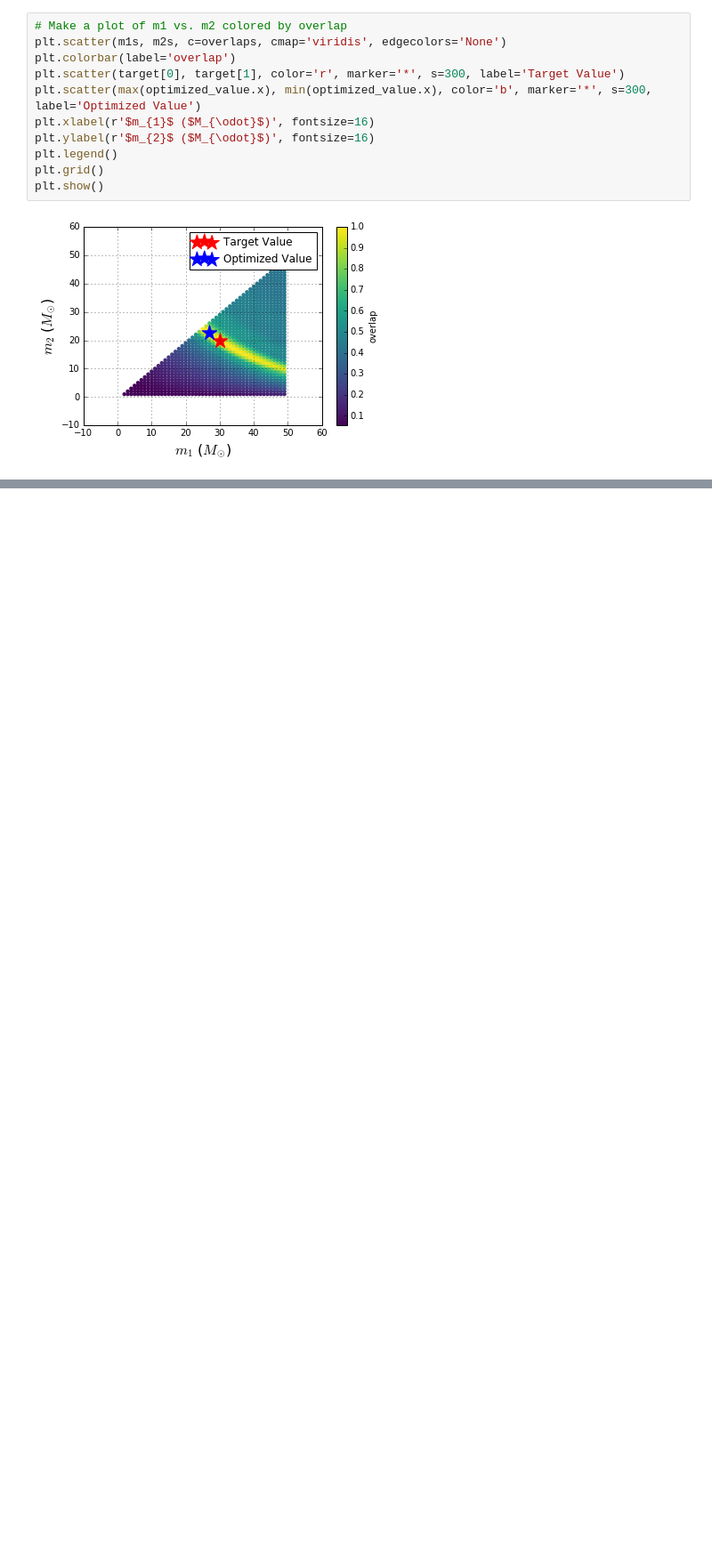
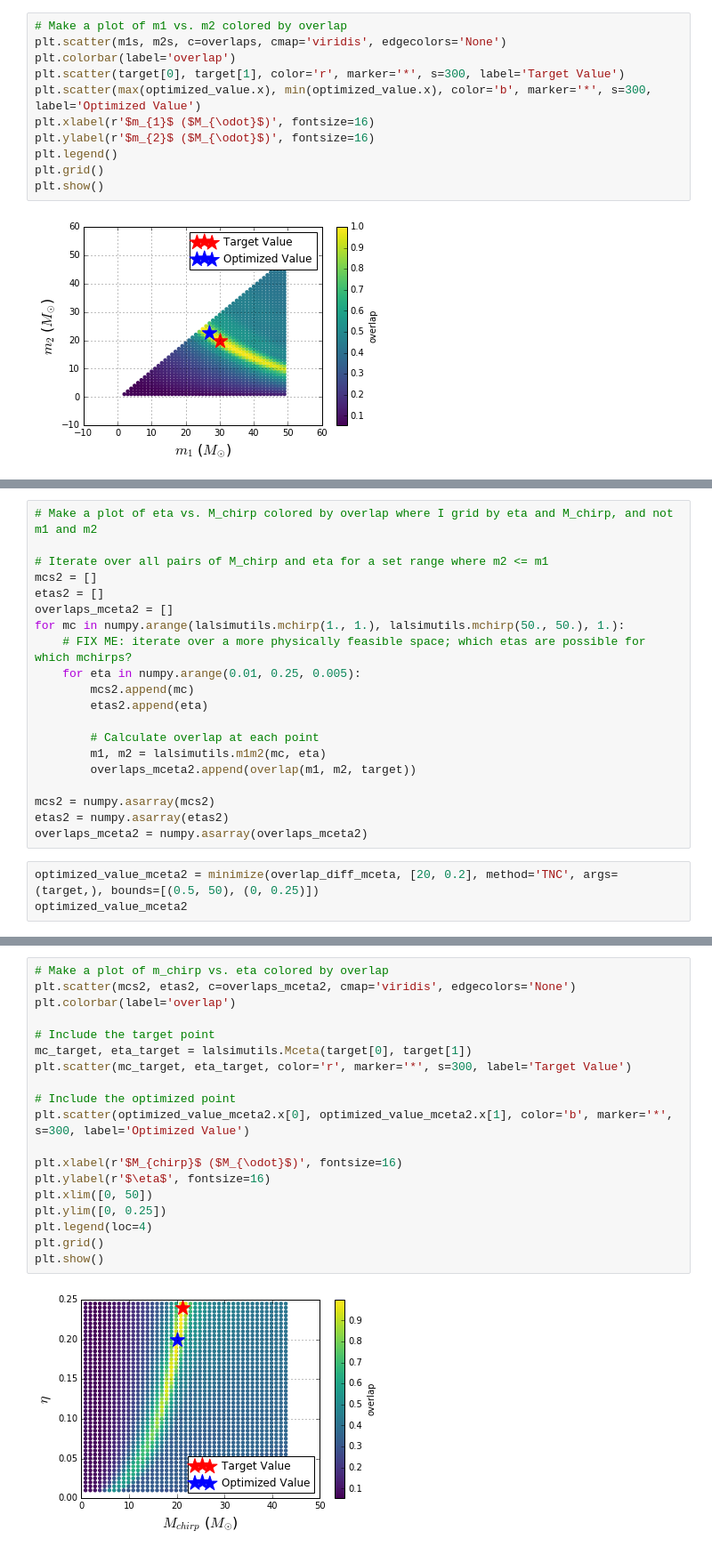
Before and after one commit to CIERA-Northwestern/precession_measurability, a Jupyter notebook: waveform_overlaps.ipynb, the cells around one changed output, grey strips where cells are left out. Shown: that part at 89% size. Drawn from its saved outputs; the diff is of its cells as text; blank space fills up the shorter version.

```diff
--- a/waveform_overlaps.ipynb
+++ b/waveform_overlaps.ipynb
@@ -308,0 +307,23 @@ plt.show()
+# %%
+# Make a plot of eta vs. M_chirp colored by overlap where I grid by eta and M_chirp, and not m1 and m2
+
+# Iterate over all pairs of M_chirp and eta for a set range where m2 <= m1
+mcs2 = []
+etas2 = []
+overlaps_mceta2 = []
+for mc in numpy.arange(lalsimutils.mchirp(1., 1.), lalsimutils.mchirp(50., 50.), 1.):
+    # FIX ME: iterate over a more physically feasible space; which etas are possible for which mchirps?
+    for eta in numpy.arange(0.01, 0.25, 0.005):
+        mcs2.append(mc)
+        etas2.append(eta)
+
+        # Calculate overlap at each point
+        m1, m2 = lalsimutils.m1m2(mc, eta)
+        overlaps_mceta2.append(overlap(m1, m2, target))
+
+mcs2 = numpy.asarray(mcs2)
+etas2 = numpy.asarray(etas2)
+overlaps_mceta2 = numpy.asarray(overlaps_mceta2)
+# %%
+optimized_value_mceta2 = minimize(overlap_diff_mceta, [20, 0.2], method='TNC', args=(target,), bounds=[(0.5, 50), (0, 0.25)])
+optimized_value_mceta2
@@ -308,0 +339,21 @@ plt.show()
+# %%
+# Make a plot of m_chirp vs. eta colored by overlap
+plt.scatter(mcs2, etas2, c=overlaps_mceta2, cmap='viridis', edgecolors='None')
+plt.colorbar(label='overlap')
+
+# Include the target point
+mc_target, eta_target = lalsimutils.Mceta(target[0], target[1])
+plt.scatter(mc_target, eta_target, color='r', marker='*', s=300, label='Target Value')
+
+# Include the optimized point
+plt.scatter(optimized_value_mceta2.x[0], optimized_value_mceta2.x[1], color='b', marker='*', s=300, label='Optimized Value')
+
+plt.xlabel(r'$M_{chirp}$ ($M_{\odot}$)', fontsize=16)
+plt.ylabel(r'$\eta$', fontsize=16)
+plt.xlim([0, 50])
+plt.ylim([0, 0.25])
+plt.legend(loc=4)
+plt.grid()
+plt.show()
+# %% [output]
+[figure, added]
```
Also changed, not shown: parts of 14 cells of this notebook.
